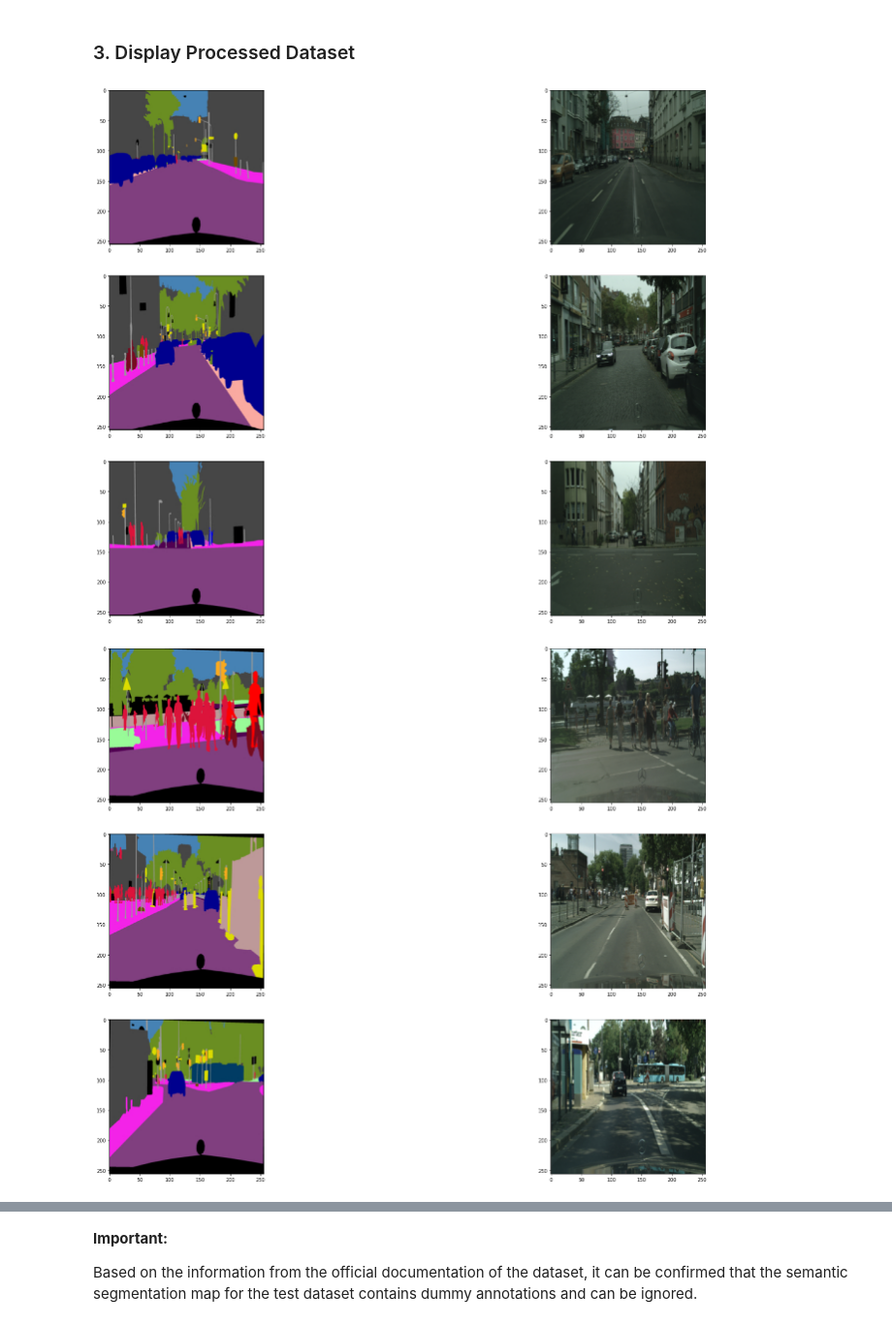
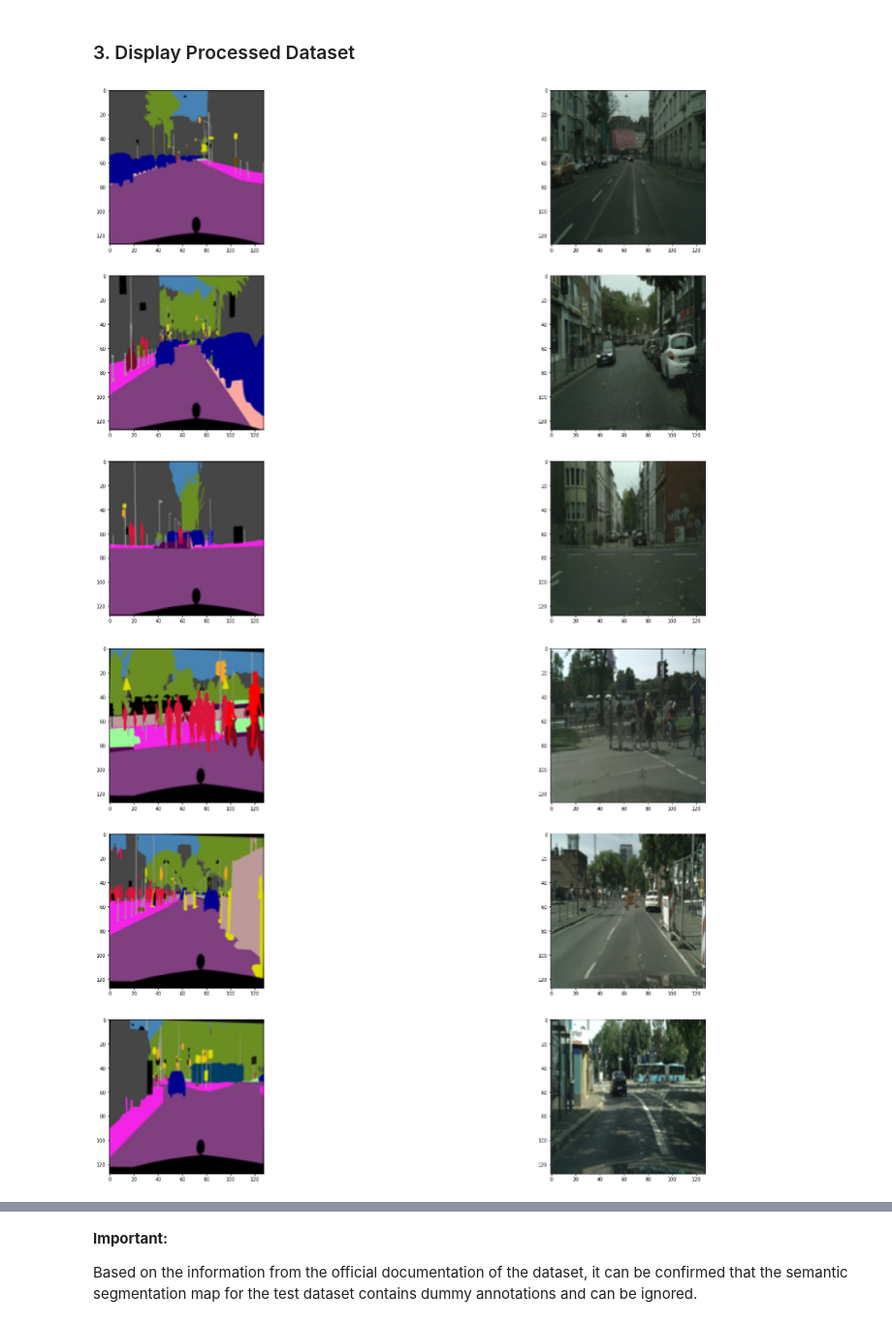
Before and after one commit to HariharanGopinath/data-augmentation-using-generative-adversarial-networks, a Jupyter notebook: prepare_dataset_and_create_project_structure.ipynb, the cells around one changed output, grey strips where cells are left out. Shown at 97% size. Cells and saved outputs as stored; diff of their text form; code cells hidden in the pictures.

```diff
--- a/prepare_dataset_and_create_project_structure.ipynb
+++ b/prepare_dataset_and_create_project_structure.ipynb
@@ -210,7 +210,7 @@ from PIL import Image
 # Function to load resized images
 
 def load_resized_images(image_path):
-    return Image.open(image_path).convert('RGB').resize((256, 256))
+    return Image.open(image_path).convert('RGB').resize((128, 128))
 # %%
 # Process Training Dataset
 
@@ -220,11 +220,11 @@ for iterator, (segmentation_map_path, photo_path) in enumerate(zip(segmentation_
     segmentation_map = load_resized_images(segmentation_map_path)
     photo = load_resized_images(photo_path)
 
-    segmentation_map_output_path = Path.joinpath(training_dataset_A, "{}_A.jpg".format(iterator))
+    photo_output_path = Path.joinpath(training_dataset_A, "{}_A.jpg".format(iterator))
+    photo.save(photo_output_path, format='JPEG', subsampling=0, quality=100)
+
+    segmentation_map_output_path = Path.joinpath(training_dataset_B, "{}_B.jpg".format(iterator))
     segmentation_map.save(segmentation_map_output_path, format='JPEG', subsampling=0, quality=100)
-
-    photo_output_path = Path.joinpath(training_dataset_B, "{}_B.jpg".format(iterator))
-    photo.save(photo_output_path, format='JPEG', subsampling=0, quality=100)
 
     if(iterator%10 == 0):
         print(f"Processed {(iterator+1)/len(segmentation_map_paths_train) * 100:.2f}% Training Dataset.")
@@ -257,11 +257,11 @@ for iterator, (segmentation_map_path, photo_path) in enumerate(zip(segmentation_
     segmentation_map = load_resized_images(segmentation_map_path)
     photo = load_resized_images(photo_path)
 
-    segmentation_map_output_path = Path.joinpath(validatation_dataset_A, "{}_A.jpg".format(iterator))
+    photo_output_path = Path.joinpath(validatation_dataset_A, "{}_A.jpg".format(iterator))
+    photo.save(photo_output_path, format='JPEG', subsampling=0, quality=100)
+
+    segmentation_map_output_path = Path.joinpath(validatation_dataset_B, "{}_B.jpg".format(iterator))
     segmentation_map.save(segmentation_map_output_path, format='JPEG', subsampling=0, quality=100)
-
-    photo_output_path = Path.joinpath(validatation_dataset_B, "{}_B.jpg".format(iterator))
-    photo.save(photo_output_path, format='JPEG', subsampling=0, quality=100)
 
     if(iterator%10 == 0):
         print(f"Processed {(iterator+1)/len(segmentation_map_paths_val) * 100:.2f}% Validation Dataset.")
@@ -294,11 +294,11 @@ for iterator, (segmentation_map_path, photo_path) in enumerate(zip(segmentation_
     segmentation_map = load_resized_images(segmentation_map_path)
     photo = load_resized_images(photo_path)
 
-    segmentation_map_output_path = Path.joinpath(test_dataset_A, "{}_A.jpg".format(iterator))
+    photo_output_path = Path.joinpath(test_dataset_A, "{}_A.jpg".format(iterator))
+    photo.save(photo_output_path, format='JPEG', subsampling=0, quality=100)
+
+    segmentation_map_output_path = Path.joinpath(test_dataset_B, "{}_B.jpg".format(iterator))
     segmentation_map.save(segmentation_map_output_path, format='JPEG', subsampling=0, quality=100)
-
-    photo_output_path = Path.joinpath(test_dataset_B, "{}_B.jpg".format(iterator))
-    photo.save(photo_output_path, format='JPEG', subsampling=0, quality=100)
 
     if(iterator%10 == 0):
         print(f"Processed {(iterator+1)/len(segmentation_map_paths_test) * 100:.2f}% Test Dataset.")
@@ -327,37 +327,37 @@ Test Data Processed Successfully!
 # %%
 # Display Training Dataset Images
 
-list_of_segmentation_maps_expr = str(training_dataset_A) + "\\**\\*.jpg"
+list_of_photos_expr = str(training_dataset_A) + "\\**\\*.jpg"
+list_of_photos_paths = glob.glob(list_of_photos_expr, recursive=True)
+list_of_photos_paths = sorted(list_of_photos_paths)
+list_of_photos = list_of_photos_paths[-3:]
+
+list_of_segmentation_maps_expr = str(training_dataset_B) + "\\**\\*.jpg"
 list_of_segmentation_maps_paths = glob.glob(list_of_segmentation_maps_expr, recursive=True)
 list_of_segmentation_maps_paths = sorted(list_of_segmentation_maps_paths)
 list_of_segmentation_maps = list_of_segmentation_maps_paths[-3:]
-
-list_of_photos_expr = str(training_dataset_B) + "\\**\\*.jpg"
-list_of_photos_paths = glob.glob(list_of_photos_expr, recursive=True)
-list_of_photos_paths = sorted(list_of_photos_paths)
-list_of_photos = list_of_photos_paths[-3:]
 
 f, axarr = plt.subplots(len(list_of_segmentation_maps),2, figsize=(30,20))
 
 for iterator, (segmentation_map_path, photo_path) in enumerate(zip(list_of_segmentation_maps, list_of_photos)):
     segmentation_map_data = img.imread(segmentation_map_path)
     photo_data = img.imread(photo_path)
     axarr[iterator, 0].imshow(segmentation_map_data)
     axarr[iterator, 1].imshow(photo_data)
 # %% [output]
-[figure, old version]
+[figure, new version]
 # %%
 # Display Validation Dataset Images
 
-list_of_segmentation_maps_expr = str(validatation_dataset_A) + "\\**\\*.jpg"
+list_of_photos_expr = str(validatation_dataset_A) + "\\**\\*.jpg"
+list_of_photos_paths = glob.glob(list_of_photos_expr, recursive=True)
+list_of_photos_paths = sorted(list_of_photos_paths)
+list_of_photos = list_of_photos_paths[-3:]
+
+list_of_segmentation_maps_expr = str(validatation_dataset_B) + "\\**\\*.jpg"
 list_of_segmentation_maps_paths = glob.glob(list_of_segmentation_maps_expr, recursive=True)
 list_of_segmentation_maps_paths = sorted(list_of_segmentation_maps_paths)
 list_of_segmentation_maps = list_of_segmentation_maps_paths[-3:]
-
-list_of_photos_expr = str(validatation_dataset_B) + "\\**\\*.jpg"
-list_of_photos_paths = glob.glob(list_of_photos_expr, recursive=True)
-list_of_photos_paths = sorted(list_of_photos_paths)
-list_of_photos = list_of_photos_paths[-3:]
 
 f, axarr = plt.subplots(len(list_of_segmentation_maps),2, figsize=(30,20))
 
@@ -367,7 +367,7 @@ for iterator, (segmentation_map_path, photo_path) in enumerate(zip(list_of_segme
     axarr[iterator, 0].imshow(segmentation_map_data)
     axarr[iterator, 1].imshow(photo_data)
 # %% [output]
-[figure, old version]
+[figure, new version]
 # %%
 # Display Test Dataset Images
 
```
Also changed, not shown: parts of 1 cell of this notebook, 1 other file.
